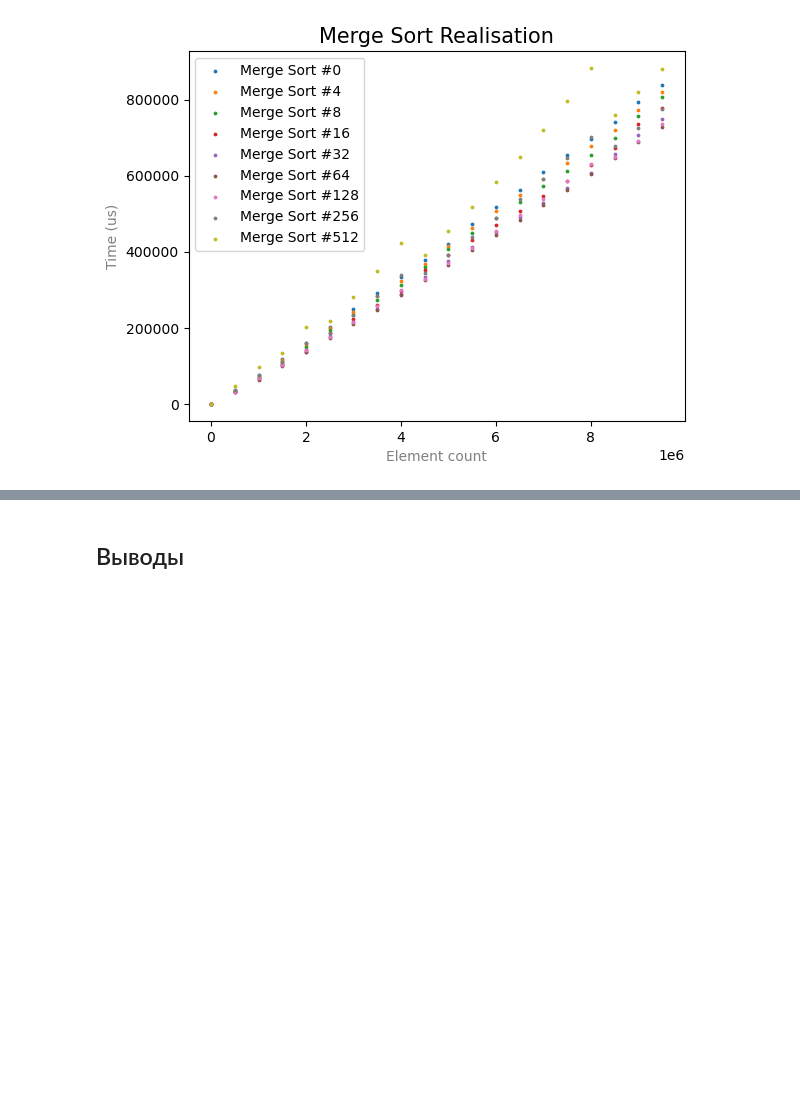
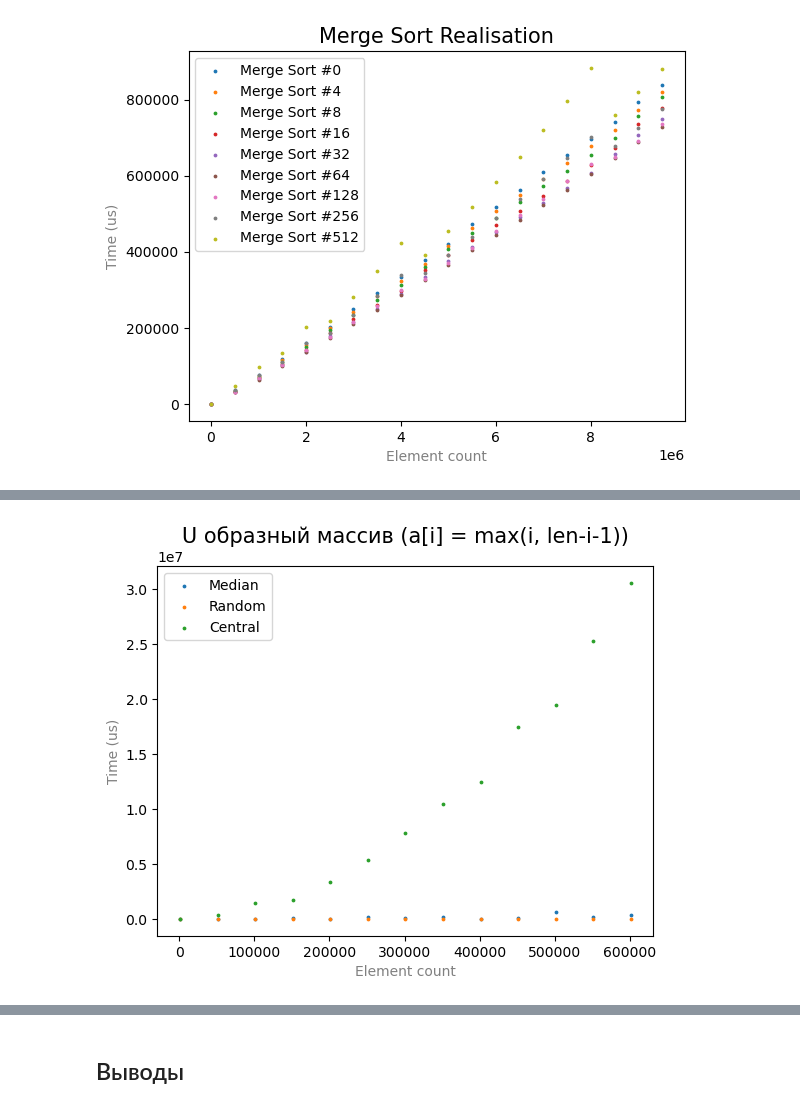
Before and after one commit to foxidokun/alco-algo, a Jupyter notebook: Lab03/graphs.ipynb, the cells around one changed output, grey strips where cells are left out. Cells and saved outputs as stored; diff of their text form; code cells hidden in the pictures; blank space fills up the shorter version.

```diff
--- a/Lab03/graphs.ipynb
+++ b/Lab03/graphs.ipynb
@@ -186,0 +249,14 @@ plt.show()
+# %%
+plt.xlabel('Element count', color = 'gray')
+plt.ylabel('Time (us)', color = 'gray')
+
+plt.title('U образный массив (a[i] = max(i, len-i-1))', fontsize = 15)
+
+plt.scatter(sorts["Quick Median Sort :: USHAPE"][0], sorts["Quick Median Sort :: USHAPE"][1], s = 3)
+plt.scatter(sorts["Quick Random Sort :: USHAPE"][0], sorts["Quick Random Sort :: USHAPE"][1], s = 3)
+plt.scatter(sorts["Quick Central Sort :: USHAPE"][0], sorts["Quick Central Sort :: USHAPE"][1], s = 3)
+
+plt.legend(["Median", "Random", "Central"])
+plt.show()
+# %% [output]
+[figure, added]
```
Also changed, not shown: parts of 9 cells of this notebook, 2 other files.
